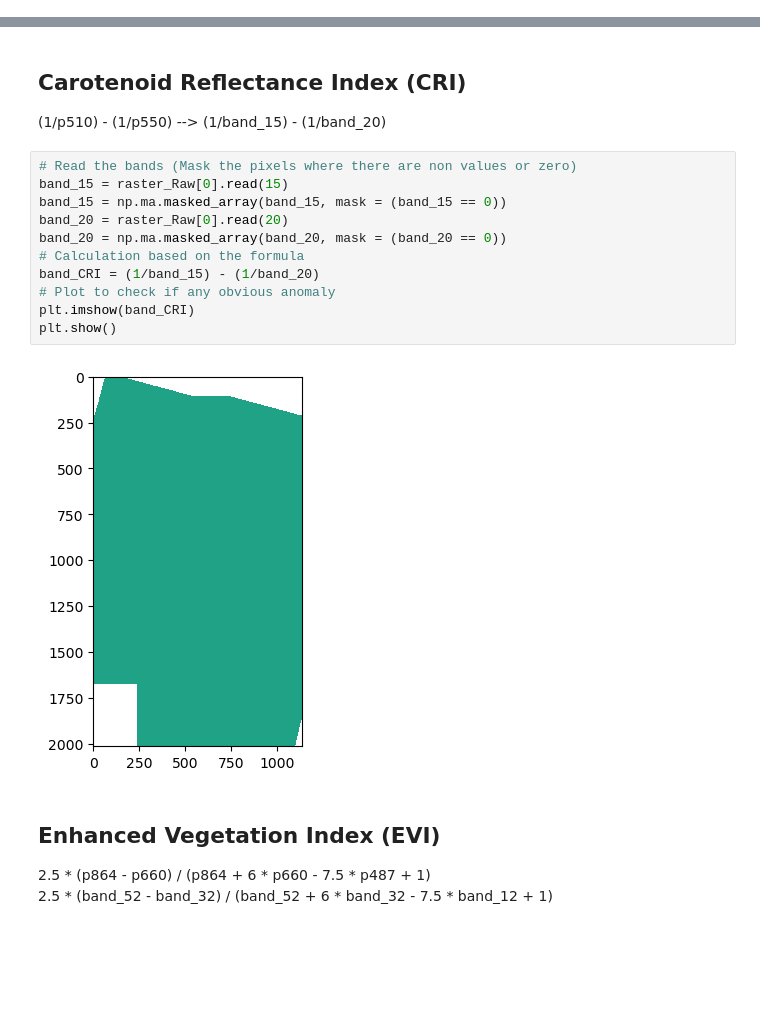
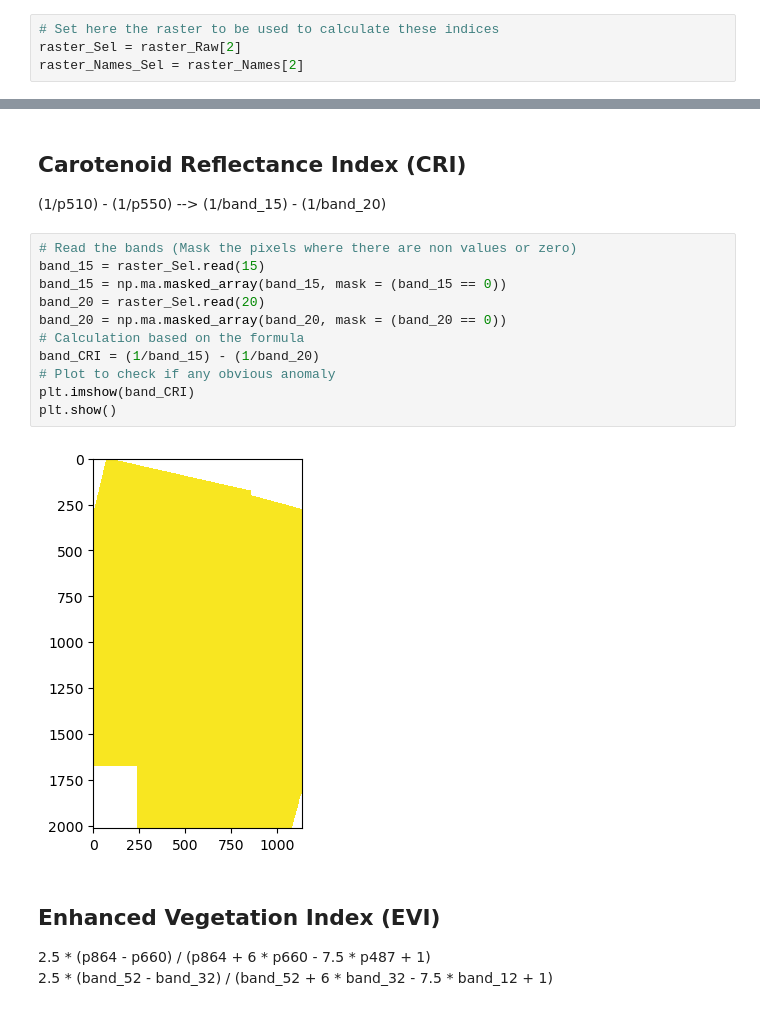
Before and after one commit to IAGO1215/TicinoBiodivMapBicocca, a Jupyter notebook: Python/P5-Indices Calculation and Stack.ipynb, the cells around one changed output, grey strips where cells are left out. Saved outputs shown, nothing was run; the diff lists cells and outputs as text; blank space fills up the shorter version.

```diff
--- a/Python/P5-Indices Calculation and Stack.ipynb
+++ b/Python/P5-Indices Calculation and Stack.ipynb
@@ -44,3 +47,7 @@ raster_Raw
+# %%
+# Set here the raster to be used to calculate these indices
+raster_Sel = raster_Raw[2]
+raster_Names_Sel = raster_Names[2]
 # %% [markdown]
 ## Anthocyanin Reflectance Index (ARI)
 (1/550) - (1/700)  --> (1/b20) - (1/b37)
@@ -117,17 +124,17 @@ plt.show()
 (1/p510) - (1/p550) --> (1/band_15) - (1/band_20)
 # %%
 # Read the bands (Mask the pixels where there are non values or zero)
-band_15 = raster_Raw[0].read(15)
+band_15 = raster_Sel.read(15)
 band_15 = np.ma.masked_array(band_15, mask = (band_15 == 0))
-band_20 = raster_Raw[0].read(20)
+band_20 = raster_Sel.read(20)
 band_20 = np.ma.masked_array(band_20, mask = (band_20 == 0))
 # Calculation based on the formula
 band_CRI = (1/band_15) - (1/band_20)
 # Plot to check if any obvious anomaly
 plt.imshow(band_CRI)
 plt.show()
 # %% [output]
-[figure, old version]
+[figure, new version]
 # %% [markdown]
 ## Enhanced Vegetation Index (EVI)
 2.5 * (p864 - p660) / (p864 + 6 * p660 - 7.5 * p487 + 1)
```
Also changed, not shown: parts of 38 cells of this notebook, 21 other files.
